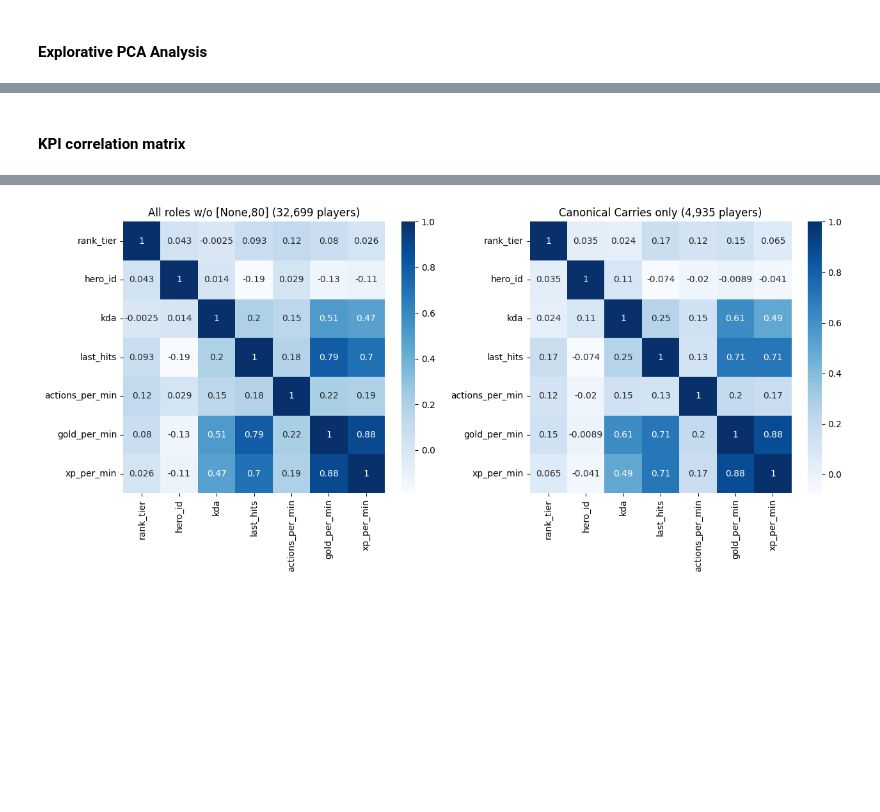
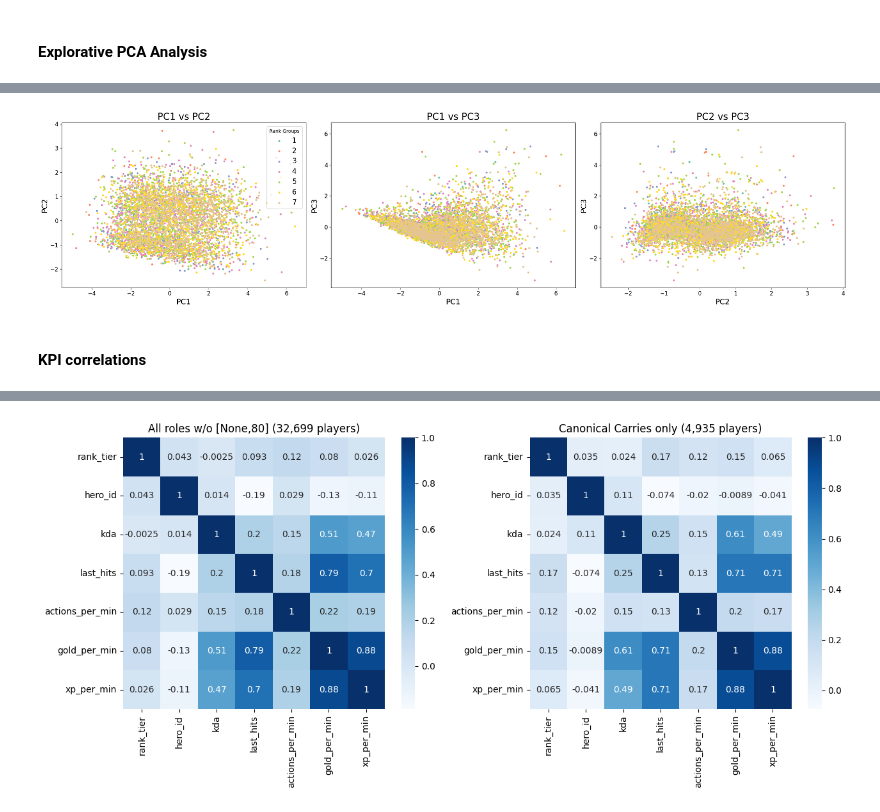
Before and after one commit to batukav/mmr-predictor, a Jupyter notebook: src/mongo_match_eda.ipynb, the cells around one changed output, grey strips where cells are left out. Drawn from its saved outputs; the diff is of its cells as text; code cells hidden in the pictures; blank space fills up the shorter version.

Commit message:
improve pca, interpret results and scatterplots

```diff
--- a/src/mongo_match_eda.ipynb
+++ b/src/mongo_match_eda.ipynb
@@ -293,6 +294,5 @@ Currently supported KPIs are
 #### Summarizing
 # %%
 # KPI stats of all players
-df_all = dapi.get_kpis_by_role(col, dapi.Role.ANY, rank_nin=None).drop(columns = "hero_id") # ALL the players
-print(df_all.describe())
+df_all = dapi.get_kpis_by_role(col, dapi.Role.CANONICAL_CARRY).drop(columns = "hero_id") # TODO this method sometimes behaves unpredictably when you change the rank filter !?
 # %% [output]
@@ -396,0 +392,17 @@ plt.legend(ranks,prop={'size': 15})
+# %%
+print(f"Most important features for PC1 ({pca.explained_variance_ratio_[0]:.2} of PVE):\n")
+
+for f, i in sorted(zip(df_all.columns[1:-1], pca.components_[0]), key=lambda x: x[1], reverse=True):
+    print(f"{i:.2}\t{f}")
+
+print(f"\nMost important features for PC2 ({pca.explained_variance_ratio_[1]:.2} of PVE):\n")
+
+for f, i in sorted(zip(df_all.columns[1:-1], pca.components_[1]), key=lambda x: x[1], reverse=True):
+    print(f"{i:.2}\t{f}")
+
+print(f"\nMost important features for PC3 ({pca.explained_variance_ratio_[2]:.2} of PVE):\n")
+
+for f, i in sorted(zip(df_all.columns[1:-1], pca.components_[2]), key=lambda x: x[1], reverse=True):
+    print(f"{i:.2}\t{f}")
+
+# Dimension 4, 5 are way less important, I will ignore them!
@@ -397,5 +441,56 @@ plt.legend(ranks,prop={'size': 15})
+# %%
+# Try plot the PC1 & PC2
+
+# TODO this visualisation can be improved, maybe 3d?
+# TODO interpret the plots
+
+# assign colors to groups
+ranks = sorted(df_all["rank_group"].unique())
+colors = sns.color_palette('Set2', n_colors=len(df_all["rank_group"].unique()))
+
+# for rank, color in zip(ranks,colors):
+#     print(rank, color) # RGB
+
+# Setup figure with 3 subplots
+fig, axes = plt.subplots(1, 3, figsize=(24, 6))
+axes = axes.flatten()  # Flatten to easily index subplots
+titles = [
+    "PC1 vs PC2",
+    "PC1 vs PC3",
+    "PC2 vs PC3"
+]
+x_labels = ["PC1", "PC1", "PC2"]
+y_labels = ["PC2", "PC3", "PC3"]
+
+ranks = sorted(df_all["rank_group"].unique())
+colors = sns.color_palette('Set2', n_colors=len(ranks))
+
+# Subplot indices
+pairs = [('PC1', 'PC2'), ('PC1', 'PC3'), ('PC2', 'PC3')]
+
+for i, (x_pc, y_pc) in enumerate(pairs):
+    ax = axes[i]
+    ax.set_title(titles[i], fontsize=20)
+    ax.set_xlabel(x_labels[i], fontsize=16)
+    ax.set_ylabel(y_labels[i], fontsize=16)
+    ax.tick_params(axis='both', which='major', labelsize=12)
+
+    for rank, color in zip(ranks, colors):
+        indicesToKeep = df_all['rank_group'] == rank
+        ax.scatter(
+            pc_all_kpis.loc[indicesToKeep, x_pc],
+            pc_all_kpis.loc[indicesToKeep, y_pc],
+            color=color, s=10, label=rank
+        )
+
+axes[0].legend(ranks, prop={'size': 15}, title="Rank Groups", loc="best")
+
+plt.tight_layout()
+plt.show()
+# %% [output]
+[figure, added]
 # %% [markdown]
-#### KPI correlation matrix
+#### KPI correlations
 # %%
 # This is without rank tiers 0 and 80 !
 df_any = dapi.get_kpis_by_role(col, dapi.Role.ANY)
```
Also changed, not shown: parts of 17 cells of this notebook, 1 other file.
